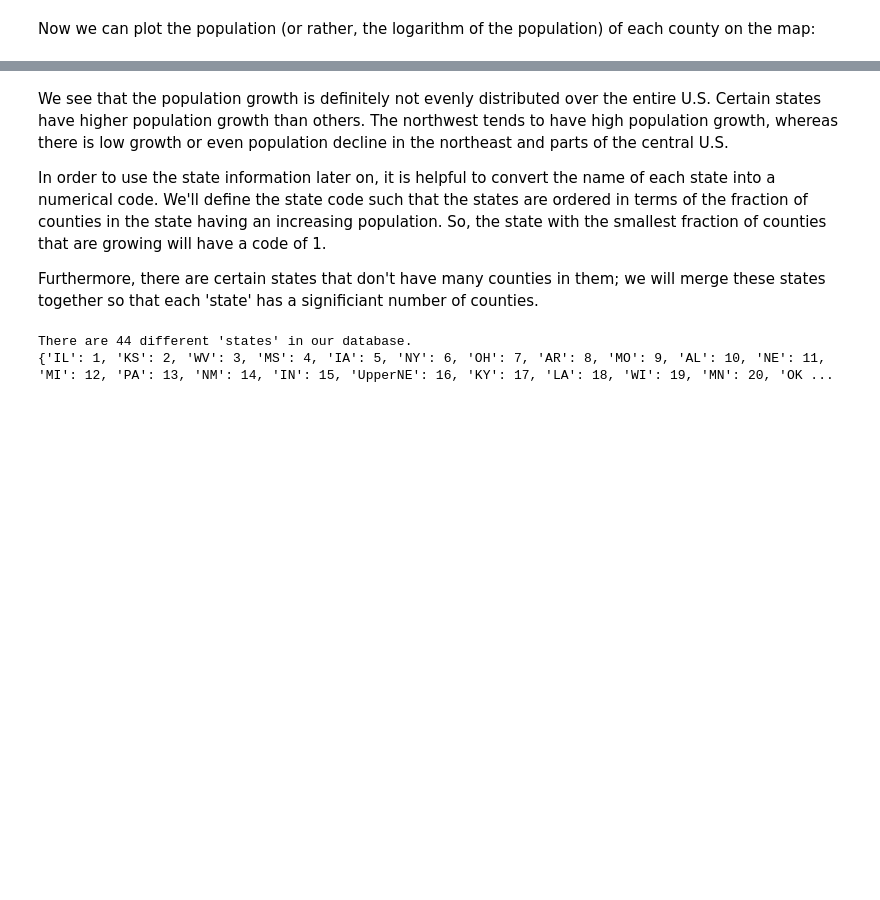
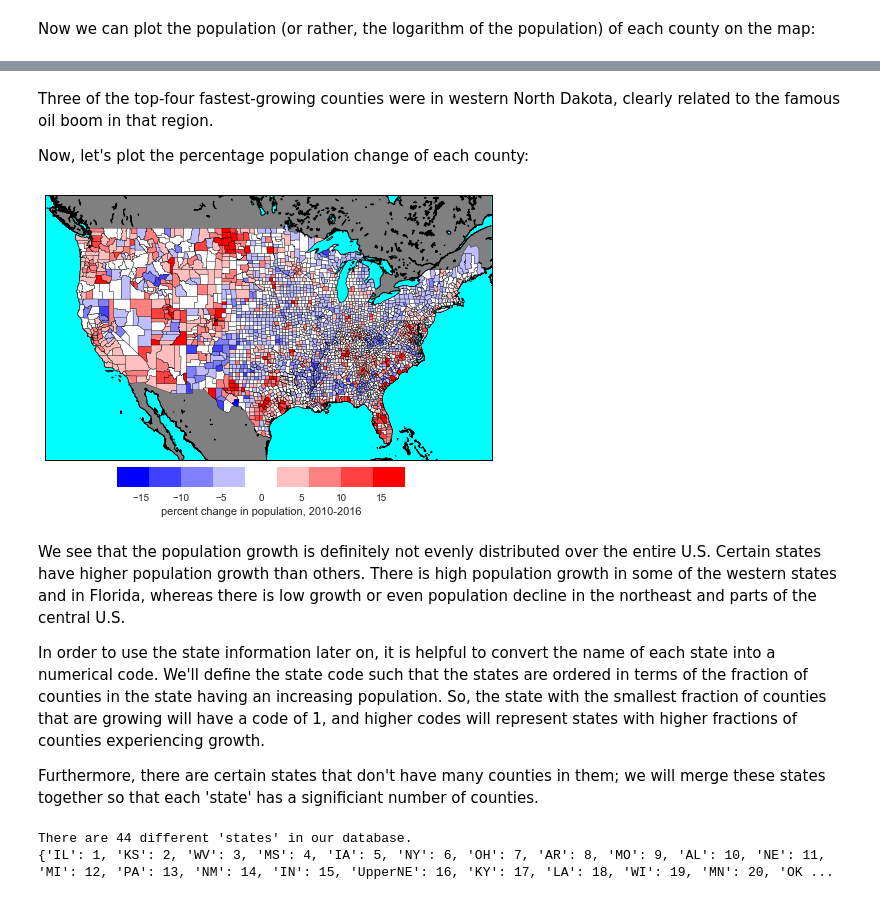
Before and after one commit to belindquist/DataScienceProjects, a Jupyter notebook: UScountyPop/CountyStudy.ipynb, the cells around one changed output, grey strips where cells are left out. Drawn from its saved outputs; the diff is of its cells as text; code cells hidden in the pictures; blank space fills up the shorter version.

```diff
--- a/UScountyPop/CountyStudy.ipynb
+++ b/UScountyPop/CountyStudy.ipynb
@@ -225,7 +240,15 @@ Now, let's plot the percentage population change of each county:
+# %% [markdown]
+Three of the top-four fastest-growing counties were in western North Dakota, clearly related to the famous oil boom in that region.
+
+Now, let's plot the percentage population change of each county:
+# %%
+plotCountyMap(popdata,'PercentPopIncrease',nColors=9,colorMap='bwr',minRange=-18,maxRange=18,label="percent change in population, 2010-2016")
+# %% [output]
+[figure, added]
 # %% [markdown]
-We see that the population growth is definitely not evenly distributed over the entire U.S.  Certain states have higher population growth than others.  The northwest tends to have high population growth, whereas there is low growth or even population decline in the northeast and parts of the central U.S.
+We see that the population growth is definitely not evenly distributed over the entire U.S.  Certain states have higher population growth than others.  There is high population growth in some of the western states and in Florida, whereas there is low growth or even population decline in the northeast and parts of the central U.S.
 
-In order to use the state information later on, it is helpful to convert the name of each state into a numerical code.  We'll define the state code such that the states are ordered in terms of the fraction of counties in the state having an increasing population. So, the state with the smallest fraction of counties that are growing will have a code of 1.
+In order to use the state information later on, it is helpful to convert the name of each state into a numerical code.  We'll define the state code such that the states are ordered in terms of the fraction of counties in the state having an increasing population. So, the state with the smallest fraction of counties that are growing will have a code of 1, and higher codes will represent states with higher fractions of counties experiencing growth.
 
 Furthermore, there are certain states that don't have many counties in them; we will merge these states together so that each 'state' has a significiant number of counties.
 # %%
```
Also changed, not shown: parts of 27 cells of this notebook, 2 other files.
